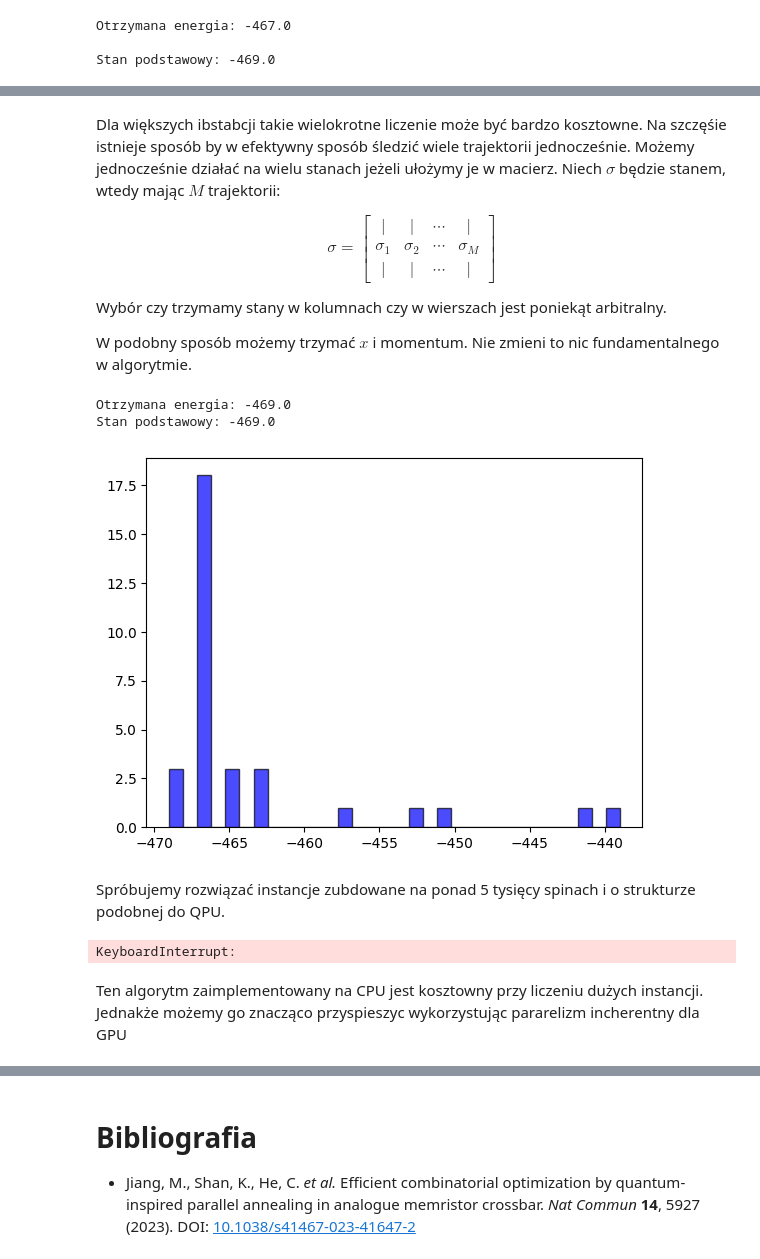
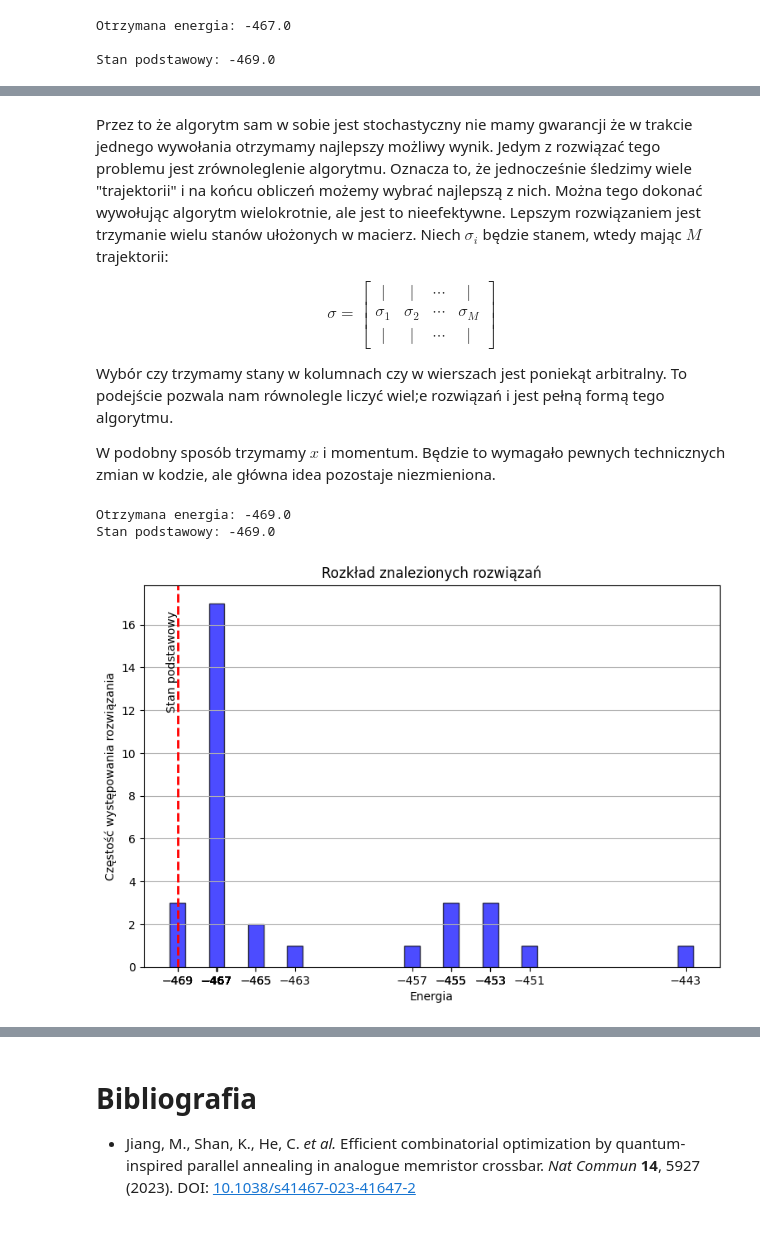
Before and after one commit to iitis/AkademiaSztukiKwantowej, a Jupyter notebook: classical_and_quantum_annealing/Algorytm_wyżarzania_równoległego.ipynb, the cells around one changed output, grey strips where cells are left out. Saved outputs shown, nothing was run; the diff lists cells and outputs as text; code cells hidden in the pictures; blank space fills up the shorter version.

```diff
--- a/classical_and_quantum_annealing/Algorytm_wyżarzania_równoległego.ipynb
+++ b/classical_and_quantum_annealing/Algorytm_wyżarzania_równoległego.ipynb
@@ -72,19 +113,0 @@ Przez to że algorytm sam w sobie jest stochastyczny nie mamy gwarancji że w tr
-# %%
-# Wiele trajektorii
-import matplotlib.pyplot as plt
-from tqdm import tqdm
-
-
-num_trajectories = 2 ** 5
-energies = []
-
-for _ in tqdm(range(num_trajectories)):
-    state, energy = parrarel_annealing(J, h, step_size=0.01, lambda_t_max=10, num_steps=1000)
-    energies.append(energy)
-
-print(f"Otrzymana energia: {min(energies)}")
-print(f"Stan podstawowy: {test_pegasus.best_energy}")
-
-plt.hist(energies, bins=num_trajectories, color='blue', edgecolor='black', alpha=0.7)
-plt.show()
-# TODO: Ładniejszy wykres
@@ -95,5 +114,5 @@ Stan podstawowy: -469.0
 # %% [markdown]
-Dla większych ibstabcji takie wielokrotne liczenie może być bardzo kosztowne. Na szczęśie istnieje sposób by w efektywny sposób śledzić wiele trajektorii jednocześnie. Możemy jednocześnie działać na wielu stanach jeżeli ułożymy je w macierz. Niech $\sigma$ będzie stanem, wtedy mając $M$ trajektorii:
+Przez to że algorytm sam w sobie jest stochastyczny nie mamy gwarancji że w trakcie jednego wywołania otrzymamy najlepszy możliwy wynik. Jedym z rozwiązać tego problemu jest zrównoleglenie algorytmu. Oznacza to, że jednocześnie śledzimy wiele "trajektorii" i na końcu obliczeń możemy wybrać najlepszą z nich. Można tego dokonać wywołując algorytm wielokrotnie, ale jest to nieefektywne. Lepszym rozwiązaniem jest trzymanie wielu stanów ułożonych w macierz. Niech $\sigma_i$ będzie stanem, wtedy mając $M$ trajektorii:
 
 $$
 \sigma = \begin{bmatrix}
@@ -103,7 +122,7 @@ $$
 \end{bmatrix}
 $$
 
-Wybór czy trzymamy stany w kolumnach czy w wierszach jest poniekąt arbitralny.
+Wybór czy trzymamy stany w kolumnach czy w wierszach jest poniekąt arbitralny. To podejście pozwala nam równolegle liczyć wiel;e rozwiązań i jest pełną formą tego algorytmu.
 
-W podobny sposób możemy trzymać $x$ i momentum. Nie zmieni to nic fundamentalnego w algorytmie.
+W podobny sposób trzymamy $x$ i momentum. Będzie to wymagało pewnych technicznych zmian w kodzie, ale główna idea pozostaje niezmieniona.
 # %%
@@ -139,38 +161,38 @@ def parrarel_annealing_multiple_trajectores(J, h, step_size: float, lambda_t_max
 
     return state, calculate_energy_matrix(J, h, state)
 # %%
-# Ten sam test dla 216 spinów
+# Ten sam test, wykorzystując wiele trajektorii
+
+import matplotlib.pyplot as plt
+import numpy as np
+from funkcje_pomocnicze import read_instance, test_pegasus
+
+
 J, h = read_instance(test_pegasus.path, convention="minus_half")
 
 states, energies = parrarel_annealing_multiple_trajectores(J, h, step_size=0.01, lambda_t_max=10, num_steps=1000, num_trajectories=32)
 
+
+
 print(f"Otrzymana energia: {min(energies)}")
 print(f"Stan podstawowy: {test_pegasus.best_energy}")
 
+unique_values, counts = np.unique(energies, return_counts=True)
 
-plt.hist(energies, bins=32, color='blue', edgecolor='black', alpha=0.7)
+
+plt.figure(figsize=(9, 6))
+plt.bar(unique_values, counts, color='blue', edgecolor='black', alpha=0.7)
+plt.xticks(energies)
+plt.axvline(x=test_pegasus.best_energy, color='red', linestyle='--', linewidth=2)
+plt.text(test_pegasus.best_energy, plt.ylim()[1]*0.8, 'Stan podstawowy', color='black', rotation=90,
+         verticalalignment='center', horizontalalignment='right')
+
+plt.xlabel("Energia")
+plt.ylabel("Częstość występowania rozwiązania")
+plt.title("Rozkład znalezionych rozwiązań")
+plt.grid(axis="y")
 plt.show()
 # %% [output]
 Otrzymana energia: -469.0
 Stan podstawowy: -469.0
-[figure, old version]
+[figure, new version]
-# %% [markdown]
-Spróbujemy rozwiązać instancje zubdowane na ponad 5 tysięcy spinach i o strukturze podobnej do QPU.
-# %%
-# Pełen pegaz
-
-# E = -12772
-# best found -12736 steps 10^4 trajectories 2^10 time approx 1.5h
-
-from funkcje_pomocnicze import full_pegasus
-J, h = read_instance(full_pegasus.path)
-
-states, energies = parrarel_annealing_multiple_trajectores(J, h, step_size=0.01, lambda_t_max=10, num_steps=10000, num_trajectories=2**10)
-
-
-print(f"Otrzymana energia: {min(energies)}")
-print(f"Najlepsza znaleziona energia: {full_pegasus.best_energy}")
-# %% [output]
-KeyboardInterrupt:
-# %% [markdown]
-Ten algorytm zaimplementowany na CPU jest kosztowny przy liczeniu dużych instancji. Jednakże możemy go znacząco przyspieszyc wykorzystując pararelizm incherentny dla GPU
```
Also changed, not shown: parts of 12 cells of this notebook, 3 other files.
